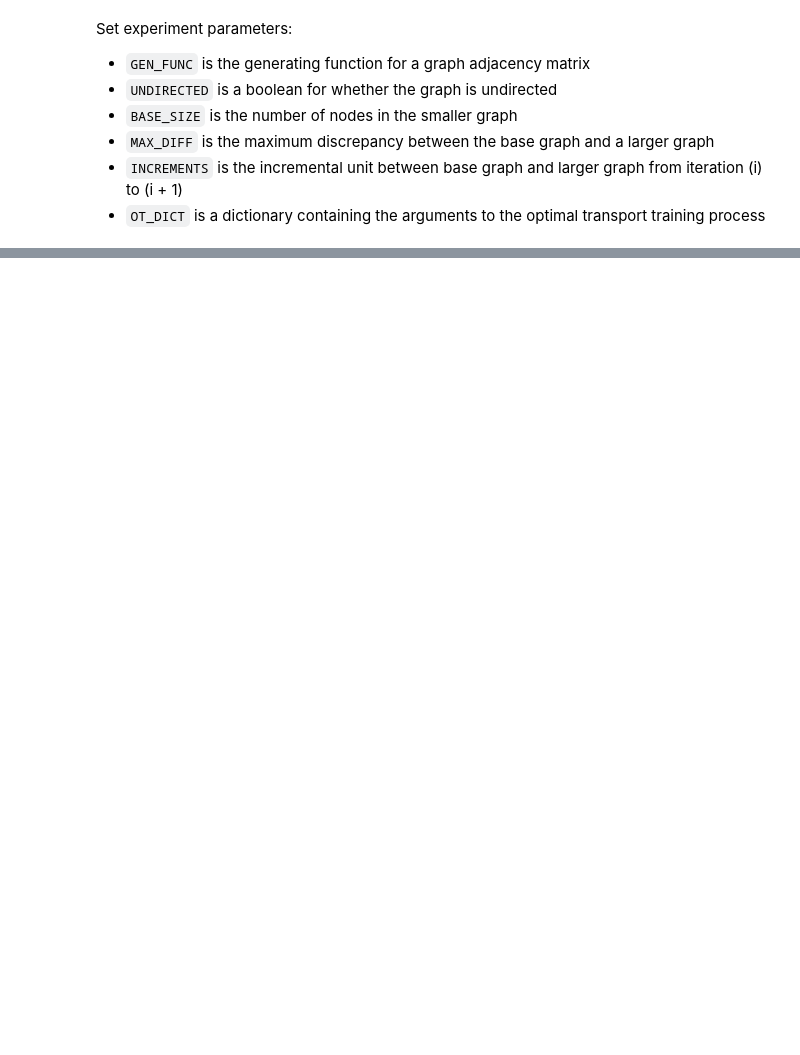
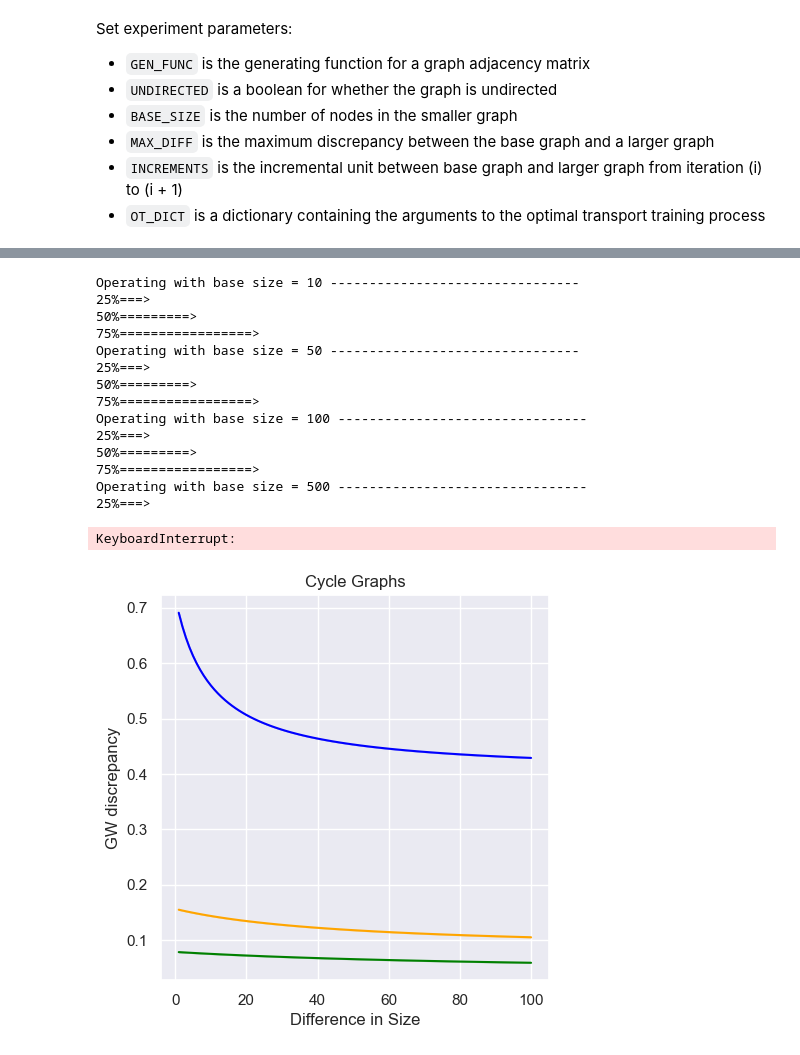
Before and after one commit to KataTech/Relational-Factorization-Model, a Jupyter notebook: notebooks/gwd_growth.ipynb, the cells around one changed output, grey strips where cells are left out. Cells and saved outputs as stored; diff of their text form; code cells hidden in the pictures; blank space fills up the shorter version.

Commit message:
Functionalized the code for experiment

```diff
--- a/notebooks/gwd_growth.ipynb
+++ b/notebooks/gwd_growth.ipynb
@@ -25,14 +25,11 @@ Set experiment parameters:
 - `INCREMENTS` is the incremental unit between base graph and larger graph from iteration (i) to (i + 1)
 - `OT_DICT` is a dictionary containing the arguments to the optimal transport training process
 # %%
-GEN_FUNC = Gen.gen_star_graph
-UNDIRECTED = True
-BASE_SIZE = 10
-MAX_SIZE = 20
-INCREMENTS = 1
+BASE_SIZES = [10, 50, 100]
+NUM_EXP = 100
+COLORS = ["blue", "orange", "green", "red", "purple"]
 OUTER_ITER = 1000
 INNER_ITER = 10
-GEN_FUNC_NAME = f"Cycle with base size = {BASE_SIZE}"
 
 OT_DICT = {'loss_type': 'L2',  # the key hyperparameters of GW distance
             'ot_method': 'proximal',
@@ -96,0 +102,19 @@ ValueError: could not broadcast input array from shape (5,) into shape (1000,)
+# %%
+gwf_diff_experiment(Gen.gen_cycle_graph, "Cycle Graphs", BASE_SIZES, NUM_EXP, COLORS, verbose=True)
+# %% [output]
+Operating with base size = 10 --------------------------------
+25%===>
+50%=========>
+75%=================>
+Operating with base size = 50 --------------------------------
+25%===>
+50%=========>
+75%=================>
+Operating with base size = 100 --------------------------------
+25%===>
+50%=========>
+75%=================>
+Operating with base size = 500 --------------------------------
+25%===>
+KeyboardInterrupt:
+[figure, added]
```
Also changed, not shown: parts of 2 cells of this notebook.
